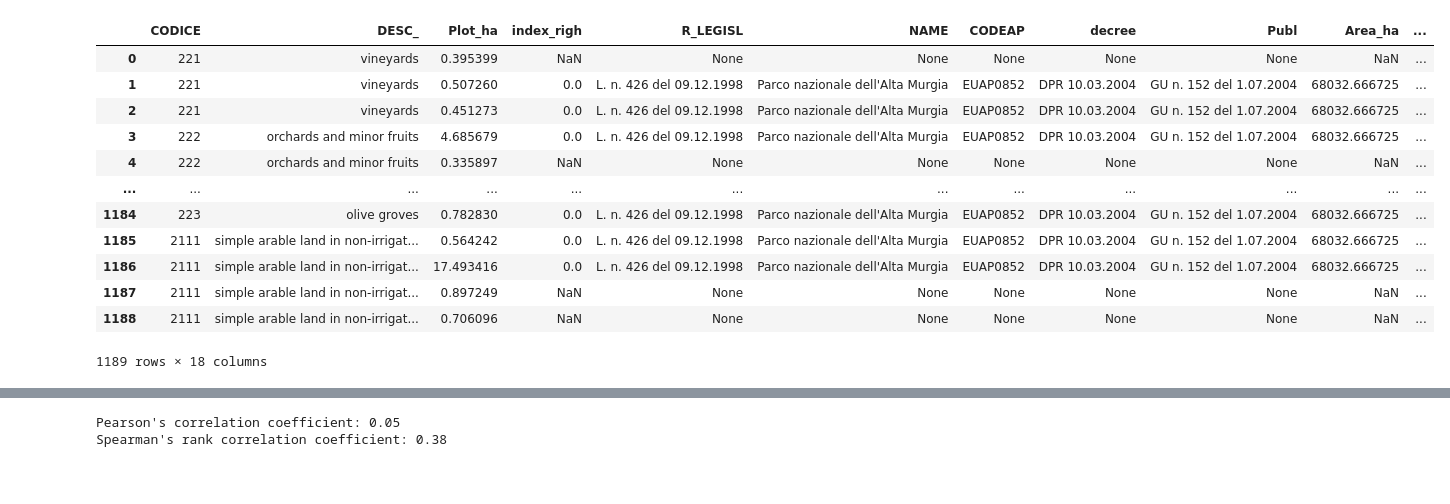
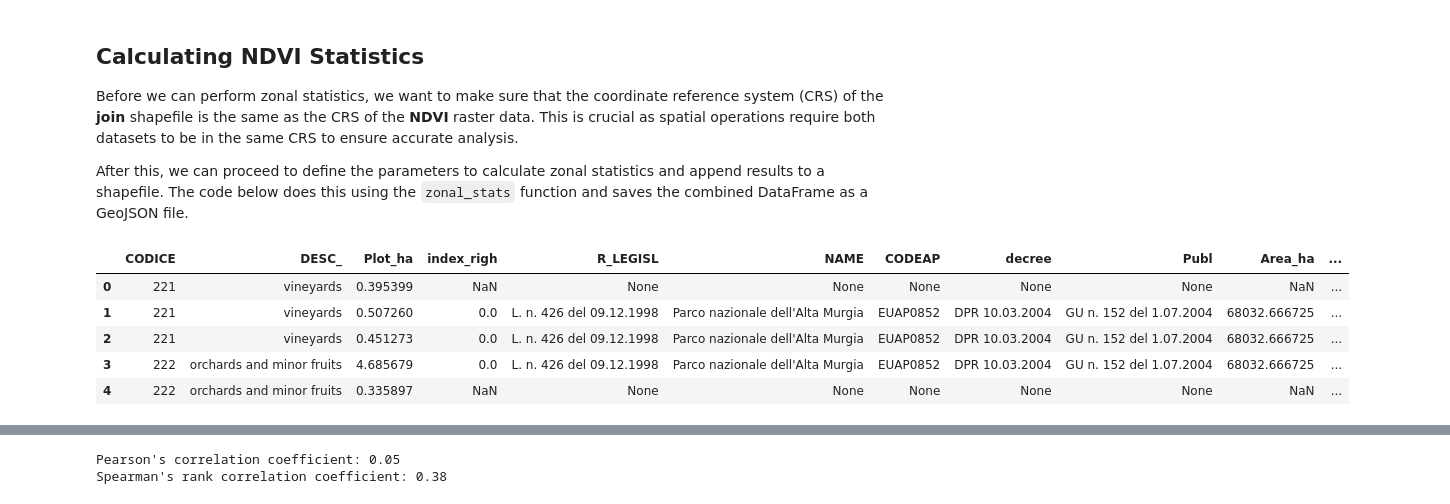
Before and after one commit to Mavisan6/Assignment, a Jupyter notebook: ScriptP3.ipynb, the cells around one changed output, grey strips where cells are left out. Cells and saved outputs as stored; diff of their text form; code cells hidden in the pictures; blank space fills up the shorter version.

```diff
--- a/ScriptP3.ipynb
+++ b/ScriptP3.ipynb
@@ -17,40 +7,45 @@ C:\Users\M533\Assignment
+# %%
+import rasterio as rio
+
+#Open the .tif which contains the NDVI calculation from Part 2
+ndvi_path="Data_files/Output_files/clipped_ndvi.tif"
+ndvi=rio.open(ndvi_path)
+
+import geopandas as gpd
+
+#load the join shapefile from Part 1
+join_path = 'Data_files/Output_files/joined_with_area.shp'
+join = gpd.read_file(join_path)
+# %% [markdown]
+## Calculating NDVI Statistics
+
+Before we can perform zonal statistics, we want to make sure that the coordinate reference system (CRS) of the **join** shapefile is the same as the CRS of the **NDVI** raster data. This is crucial as spatial operations require both datasets to be in the same CRS to ensure accurate analysis.
+
+After this, we can proceed to define the parameters to calculate zonal statistics and append results to a shapefile. The code below does this using the `zonal_stats` function and saves the combined DataFrame as a GeoJSON file.
 # %%
-#Open the .tif which contains the NDVI calculation with rasterio from Part 2
-ndvi_path="Data_files/clipped1_ndvi.tif"
-ndvi=rio.open(ndvi_path)
+from rasterstats import zonal_stats
+import pandas as pd
 
-#load the join shapefile from Part 1
-join_path = 'Data_files/joined_with_area.shp'
-join = gpd.read_file(join_path)
-
-#Make our projected overlay vector the same CRS as the imagery
 temp = join.to_crs(crs=ndvi.crs.data)
 
 #Define the parameters to calculate the zonal statistics
 array = ndvi.read(1)
 affine = ndvi.transform
 zs_ndvi = zonal_stats(temp, array, affine=affine, stats=['mean', 'min', 'max', 'std'])
 
 #Append the results to a pandas' dataframe
 ndviframe = pd.DataFrame(zs_ndvi)
 
 # Specify suffixes for overlapping columns
 suffixes = "_ndvi"
 join = join.join(ndviframe.add_suffix(suffixes))
-join.to_file("Data_files/ZonalStatsNDVI_Polygons.geojson", driver='GeoJSON')
+join.to_file("Data_files/Output_files/ZonalStatsNDVI_Polygons.geojson", driver='GeoJSON')
 
-join
+join.head()
 # %% [output]
 |  | CODICE | DESC_ | Plot_ha | index_righ | R_LEGISL | NAME | CODEAP | decree | Publ | Area_ha | ... |
 | 0 | 221 | vineyards | 0.395399 | NaN | None | None | None | None | None | NaN | ... |
 | 1 | 221 | vineyards | 0.507260 | 0.0 | L. n. 426 del 09.12.1998 | Parco nazionale dell'Alta Murgia | EUAP0852 | DPR 10.03.2004 | GU n. 152 del 1.07.2004 | 68032.666725 | ... |
 | 2 | 221 | vineyards | 0.451273 | 0.0 | L. n. 426 del 09.12.1998 | Parco nazionale dell'Alta Murgia | EUAP0852 | DPR 10.03.2004 | GU n. 152 del 1.07.2004 | 68032.666725 | ... |
 | 3 | 222 | orchards and minor fruits | 4.685679 | 0.0 | L. n. 426 del 09.12.1998 | Parco nazionale dell'Alta Murgia | EUAP0852 | DPR 10.03.2004 | GU n. 152 del 1.07.2004 | 68032.666725 | ... |
 | 4 | 222 | orchards and minor fruits | 0.335897 | NaN | None | None | None | None | None | NaN | ... |
-| ... | ... | ... | ... | ... | ... | ... | ... | ... | ... | ... | ... |
-| 1184 | 223 | olive groves | 0.782830 | 0.0 | L. n. 426 del 09.12.1998 | Parco nazionale dell'Alta Murgia | EUAP0852 | DPR 10.03.2004 | GU n. 152 del 1.07.2004 | 68032.666725 | ... |
-| 1185 | 2111 | simple arable land in non-irrigat... | 0.564242 | 0.0 | L. n. 426 del 09.12.1998 | Parco nazionale dell'Alta Murgia | EUAP0852 | DPR 10.03.2004 | GU n. 152 del 1.07.2004 | 68032.666725 | ... |
-| 1186 | 2111 | simple arable land in non-irrigat... | 17.493416 | 0.0 | L. n. 426 del 09.12.1998 | Parco nazionale dell'Alta Murgia | EUAP0852 | DPR 10.03.2004 | GU n. 152 del 1.07.2004 | 68032.666725 | ... |
-| 1187 | 2111 | simple arable land in non-irrigat... | 0.897249 | NaN | None | None | None | None | None | NaN | ... |
-| 1188 | 2111 | simple arable land in non-irrigat... | 0.706096 | NaN | None | None | None | None | None | NaN | ... |
-1189 rows × 18 columns
```
Also changed, not shown: parts of 32 cells of this notebook, 2 other files.
